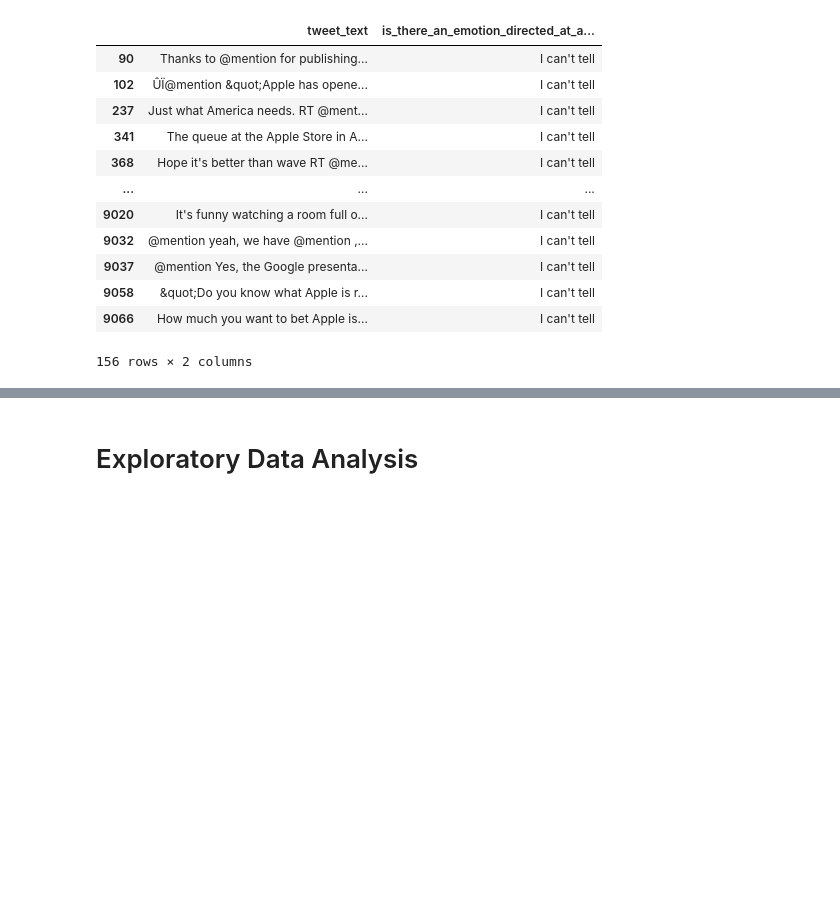
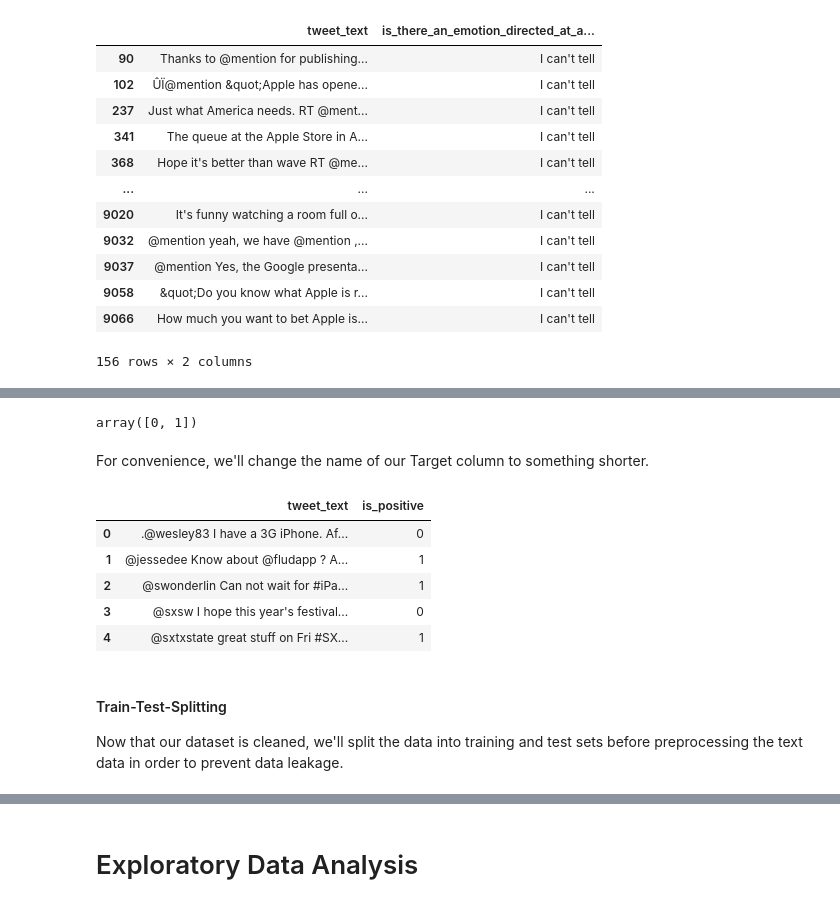
Before and after one commit to momopajamas/twitter-analysis-project, a Jupyter notebook: notebook.ipynb, the cells around one changed output, grey strips where cells are left out. Cells and saved outputs as stored; diff of their text form; code cells hidden in the pictures; blank space fills up the shorter version.

Commit message:
Notebook - Data Prep - Preprocessing text

```diff
--- a/notebook.ipynb
+++ b/notebook.ipynb
@@ -156,7 +164,9 @@ df[df['is_there_an_emotion_directed_at_a_brand_or_product'] == "I can't tell"]
 | 9066 | How much you want to bet Apple is... | I can't tell |
 156 rows × 2 columns
 # %%
-df_clean = df[]
+# removing "I can't tell" entries in the Target column from the dataframe
+
+df_clean = df[df['is_there_an_emotion_directed_at_a_brand_or_product'] != "I can't tell"]
 # %%
 df_clean
 # %% [output]
@@ -181,0 +202,37 @@ KeyError: 'is_there_an_emotion_directed_at_a_brand_or_product'
+# %%
+# mapping 1s and 0s onto the Target column values
+
+df_clean.loc[:,'is_there_an_emotion_directed_at_a_brand_or_product'] = df['is_there_an_emotion_directed_at_a_brand_or_product'].map({
+    'Positive emotion': 1,
+    'Negative emotion': 0,
+    'No emotion toward brand or product': 0
+})
+
+# converting binary values into integers
+
+df_clean.loc[:,'is_there_an_emotion_directed_at_a_brand_or_product'] = \
+df_clean['is_there_an_emotion_directed_at_a_brand_or_product'].astype(int)
+# %%
+# making sure it worked
+
+df_clean['is_there_an_emotion_directed_at_a_brand_or_product'].unique()
+# %% [output]
+array([0, 1])
+# %% [markdown]
+For convenience, we'll change the name of our Target column to something shorter.
+# %%
+df_clean = df_clean.rename(columns={'is_there_an_emotion_directed_at_a_brand_or_product': 'is_positive'})
+
+# checking if it worked
+
+df_clean.head()
+# %% [output]
+|  | tweet_text | is_positive |
+| 0 | .@wesley83 I have a 3G iPhone. Af... | 0 |
+| 1 | @jessedee Know about @fludapp ? A... | 1 |
+| 2 | @swonderlin Can not wait for #iPa... | 1 |
+| 3 | @sxsw I hope this year's festival... | 0 |
+| 4 | @sxtxstate great stuff on Fri #SX... | 1 |
+# %% [markdown]
+#### Train-Test-Splitting
+Now that our dataset is cleaned, we'll split the data into training and test sets before preprocessing the text data in order to prevent data leakage.
```
Also changed, not shown: parts of 8 cells of this notebook.
